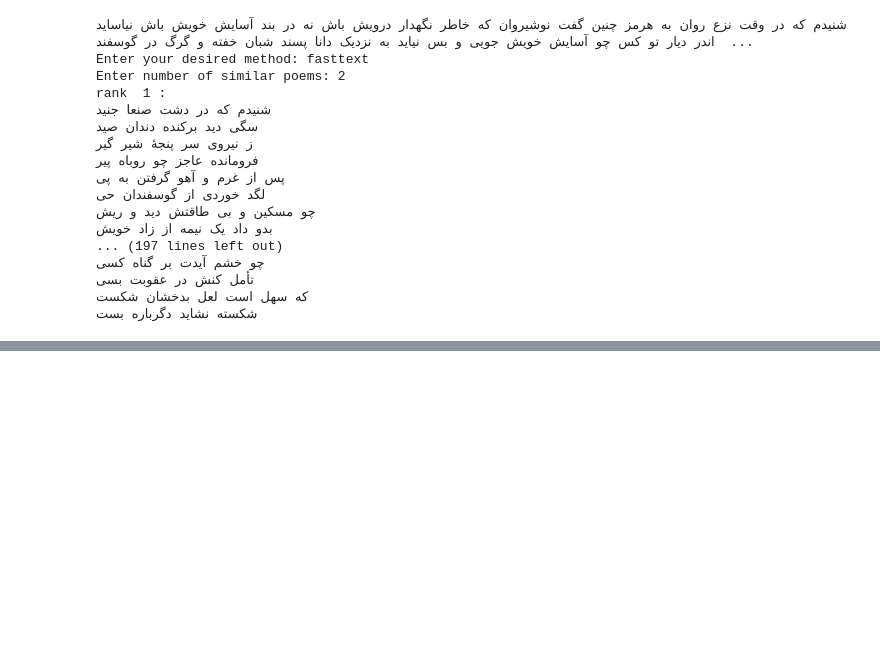
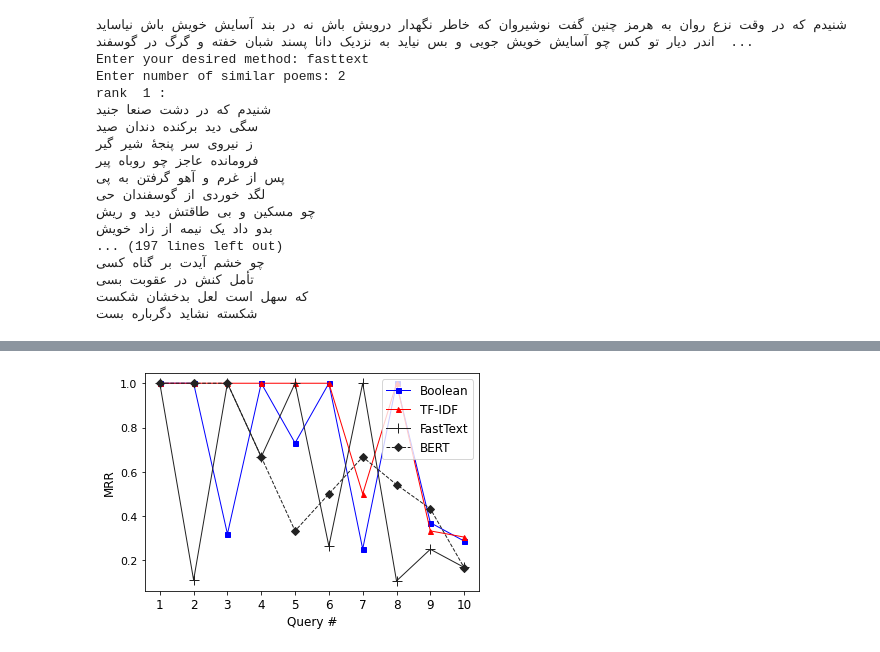
Before and after one commit to panizhalvachi/Poem-Generator, a Jupyter notebook: poem_generator (last last version).ipynb, the cells around one changed output, grey strips where cells are left out. Drawn from its saved outputs; the diff is of its cells as text; code cells hidden in the pictures; blank space fills up the shorter version.

Commit message:
Add explanation for preprocessing, results chart

```diff
--- a/poem_generator (last last version).ipynb
+++ b/poem_generator (last last version).ipynb
@@ -478,0 +516,23 @@ rank  1 :
+# %%
+boolean = [1, 1, 0.319, 1, 0.73, 1, 0.251, 1, 0.37, 0.287]
+tfidf = [1, 1, 1, 1, 1, 1, 0.5, 1, 0.333, 0.305]
+fasttext = [1, 0.111, 1, 0.667, 1, 0.264, 1, 0.107, 0.25, 0.168]
+bert = [1, 1, 1, 0.667, 0.333, 0.5, 0.667, 0.542, 0.433, 0.167]
+
+x = [1, 2, 3, 4, 5, 6, 7, 8, 9, 10]
+
+plt.plot(x, boolean, label = 'Boolean',  marker='s', ms=5, linewidth=1, color='b') # square
+plt.plot(x, tfidf, label = 'TF-IDF',  marker='^', ms=5, linewidth=1, color='r') # triangle
+plt.plot(x, fasttext, label = 'FastText',  marker='+', ms=10, linewidth=1, color='#222222') # circle
+plt.plot(x, bert, label = 'BERT',  marker='D', ms=5, linewidth=1, color='#222222', linestyle='dashed') # diamond
+
+plt.ylabel('MRR',fontsize=12)
+
+plt.xlabel('Query #',fontsize=12)
+plt.yticks(fontsize=11)
+
+plt.xticks([1, 2, 3, 4, 5, 6, 7, 8, 9, 10], fontsize=12)
+plt.legend(fontsize=12, loc='upper right')
+plt.show()
+# %% [output]
+[figure, added]
```
Also changed, not shown: parts of 11 cells of this notebook.
